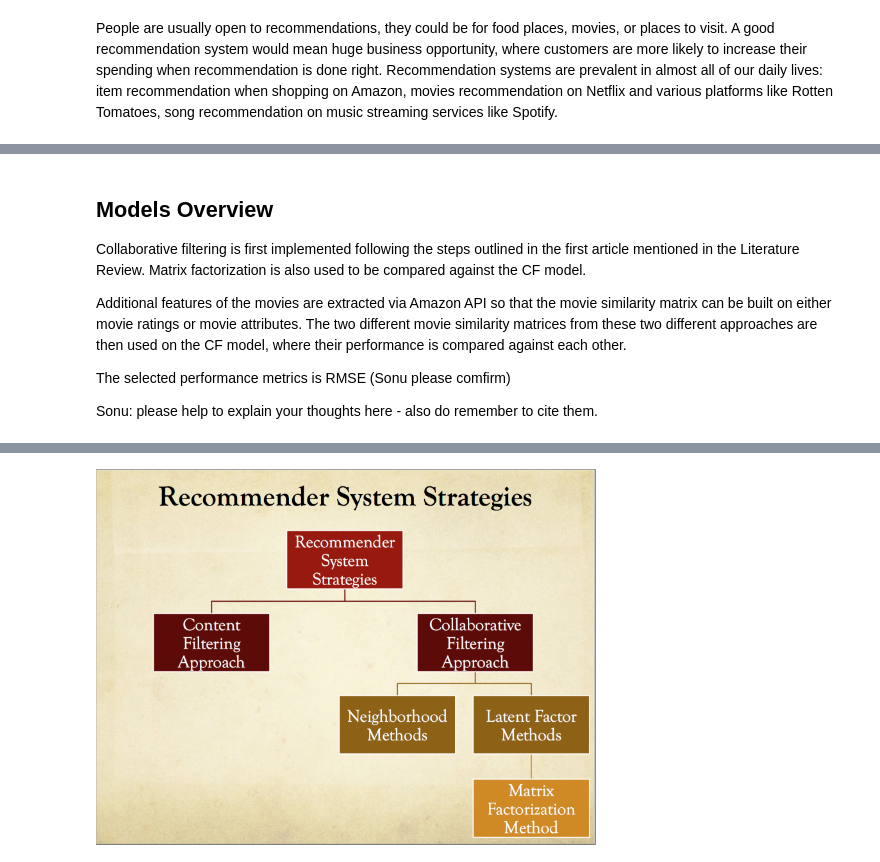
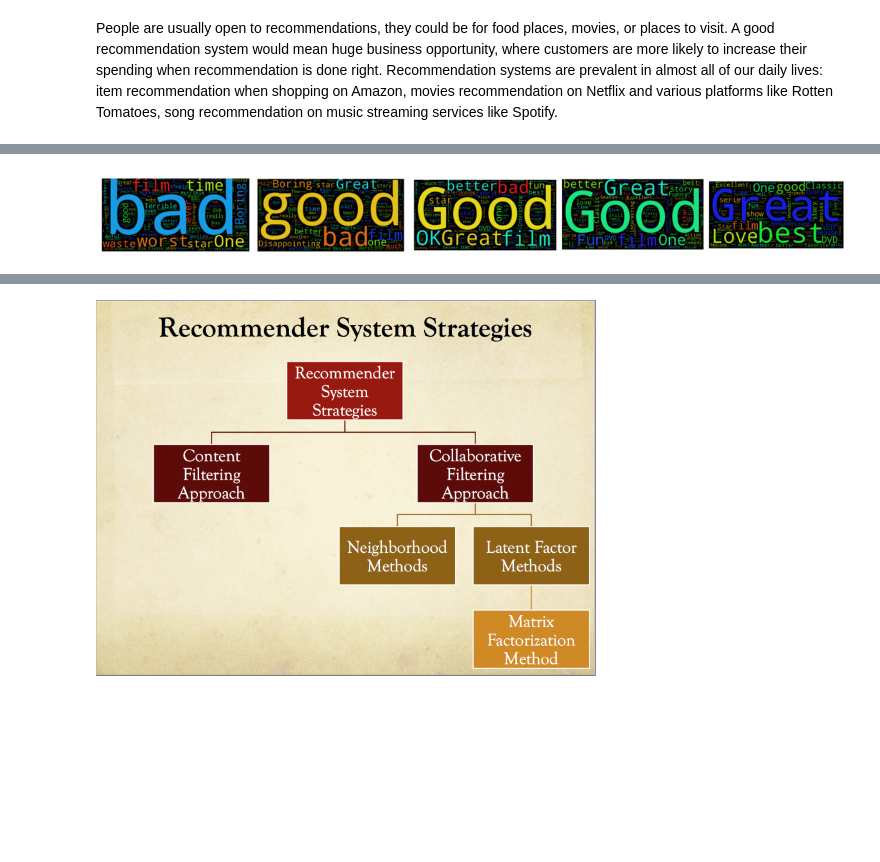
Before and after one commit to mxy2008/ac209group11, a Jupyter notebook: IntroMotivationGoalLitReviewModelOverview.ipynb, the cells around one changed output, grey strips where cells are left out. Saved outputs shown, nothing was run; the diff lists cells and outputs as text; code cells hidden in the pictures; blank space fills up the shorter version.

```diff
--- a/IntroMotivationGoalLitReviewModelOverview.ipynb
+++ b/IntroMotivationGoalLitReviewModelOverview.ipynb
@@ -55,13 +128,10 @@ This paper also discusses sophisticated blending schemes (which combine multiple
 Frequencies of words were inspected in the textual reviews and they were grouped by their respective ratings. The figure on the most left is for ratings of 1, and the rating increases to the right to 5.
 
 We see that highly rated reviews contain both words with highly positive sentiments (great and good) while lowly rated reviews contain words with mostly negative sentimenets (bad, boring, disappointing, worst).
-# %% [markdown]
-## Models Overview
-
-Collaborative filtering is first implemented following the steps outlined in the first article mentioned in the Literature Review. Matrix factorization is also used to be compared against the CF model.
-
-Additional features of the movies are extracted via Amazon API so that the movie similarity matrix can be built on either movie ratings or movie attributes. The two different movie similarity matrices from these two different approaches are then used on the CF model, where their performance is compared against each other.
-
-The selected performance metrics is RMSE (Sonu please comfirm)
-
-Sonu: please help to explain your thoughts here - also do remember to cite them.
+# %%
+from IPython.display import Image
+from IPython.display import display
+z = Image(filename='combinedwordcloud.png')
+display(z)
+# %% [output]
+[figure, added]
```
Also changed, not shown: parts of 20 cells of this notebook, 9 other files.
